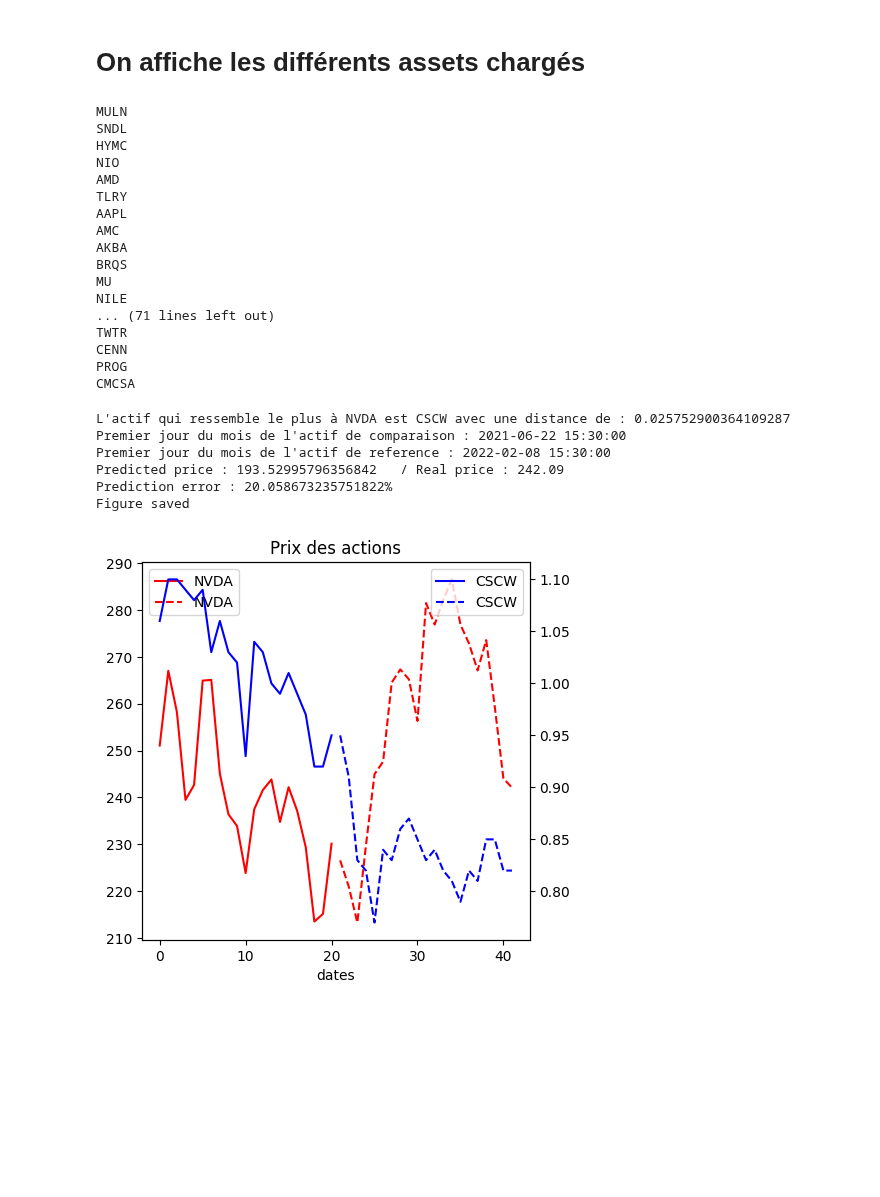
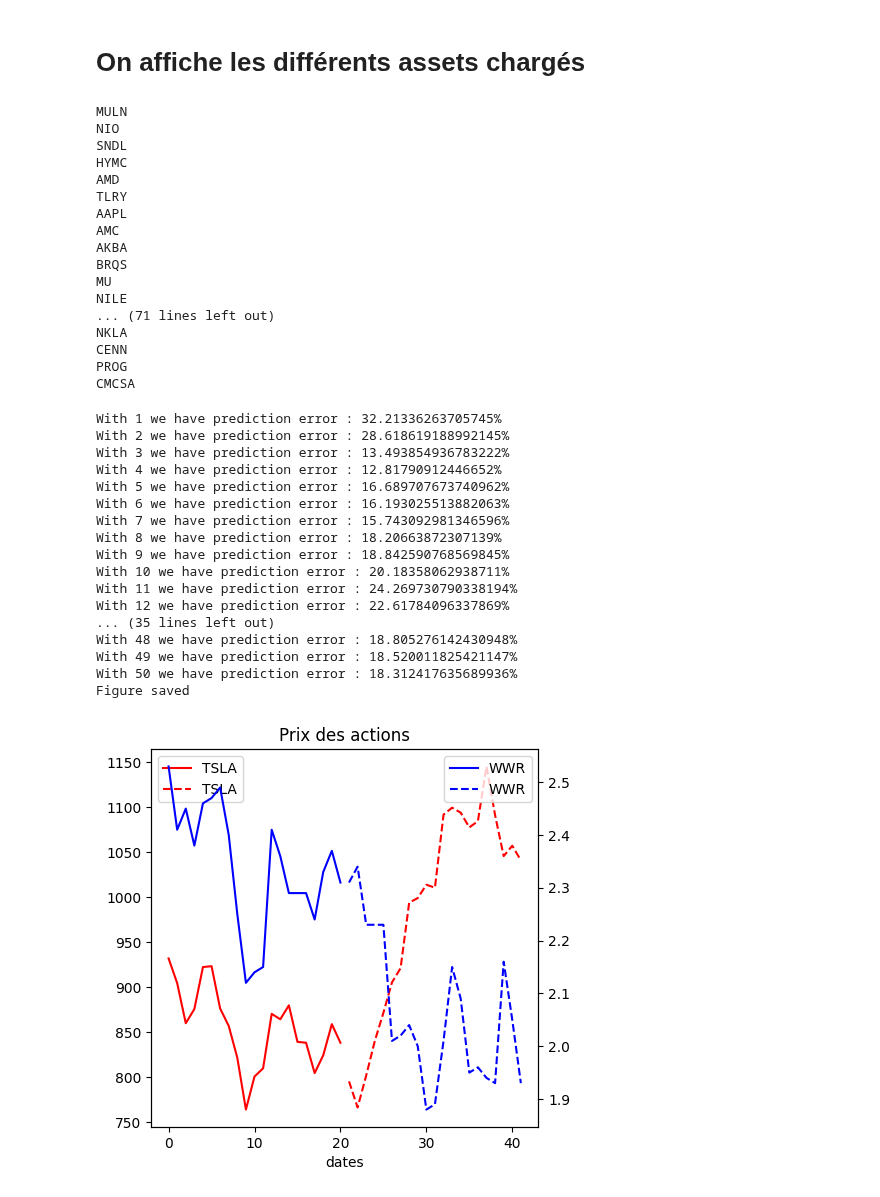
Before and after one commit to FinancialForecastingProject/Prediction, a Jupyter notebook: Notebook.ipynb, the cells around one changed output. Cells and saved outputs as stored; diff of their text form; code cells hidden in the pictures; blank space fills up the shorter version.

```diff
--- a/Notebook.ipynb
+++ b/Notebook.ipynb
@@ -188,30 +188,37 @@ class ChartCollectorAPI():
 
         analysis = self.resultats_rapports(symbol,self.charts)
         sortedComparaison = []
+        prediction_list = []
 
         for value in analysis:
              sortedComparaison.append(analysis[value])
              sortedComparaison.sort(key=lambda t: t["value"])
 
+        sorted_best_choice = sortedComparaison[:nb_choice]
 
-        sorted_best_choic = sortedComparaison[:nb_choice]
+        self.best_prediction = sorted_best_choice[0]
 
-        best_choice = sortedComparaison[0]
-        self.best_prediction = best_choice
+        current_data_reference = sorted_best_choice[0]["current_data_reference"]
+        chart_reference = sorted_best_choice[0]["chart_reference"]
 
-        average_distance = best_choice["value"]
-        current_data_comparison = best_choice["current_data_comparison"]
-        current_data_reference = best_choice["current_data_reference"]
-        chart_comparison = best_choice["chart_comparison"]
-        chart_reference = best_choice["chart_reference"]
+        for value in sorted_best_choice:
+            #Pour le calcul de la prédiction total
+            current_data_comparison = value["current_data_comparison"]
+            chart_comparison = value["chart_comparison"]
+            prediction_unitaire = current_data_comparison[len(current_data_comparison)-1]/mean(chart_comparison)*mean(chart_reference)
+            prediction_list.append(prediction_unitaire)
 
-        prediction = current_data_comparison[len(current_data_comparison)-1]/mean(chart_comparison)*mean(chart_reference)
+            #Pour l'affichage des informations
+            average_distance = value["value"]
+           # print(f"L'actif {value['actif_comparaison']} ressemble fortement à {symbol} avec une distance de : {average_distance}")
+           # print(f"Premier jour du mois de l'actif de comparaison : {value['date_comparison']}")
+           # print(f"Premier jour du mois de l'actif de reference : {value['date_reference']}")
 
-        print(f"L'actif qui ressemble le plus à {symbol} est {best_choice['actif_comparaison']} avec une distance de : {average_distance}")
-        print(f"Premier jour du mois de l'actif de comparaison : {best_choice['date_comparison']}")
-        print(f"Premier jour du mois de l'actif de reference : {best_choice['date_reference']}")
-        print(f"Predicted price : {prediction}   / Real price : {current_data_reference[-1]}")
-        print(f"Prediction error : {abs(1-prediction/current_data_reference[-1])*100}%")
+        prediction = mean(prediction_list)
+
+        #print(f"Predicted price : {prediction}   / Real price : {current_data_reference[-1]}")
+        print(f"With {nb_choice} we have prediction error : {abs(1-prediction/current_data_reference[-1])*100}%")
+
 
 
     def plot_prediction(self,):
@@ -452,9 +459,9 @@ for asset in Preloading.charts:
     print(asset)
 # %% [output]
 MULN
+NIO
 SNDL
 HYMC
-NIO
 AMD
 TLRY
 AAPL
@@ -464,22 +471,34 @@ BRQS
 MU
 NILE
 ... (71 lines left out)
-TWTR
+NKLA
 CENN
 PROG
 CMCSA
 # %%
 Analysis = ChartCollectorAPI()
 
 Analysis.loading(Preloading.charts)
-Analysis.predict("NVDA",4)
+for i in range (1,51):
+    Analysis.predict("TSLA",i)
 
 Analysis.plot_prediction()
 # %% [output]
-L'actif qui ressemble le plus à NVDA est CSCW avec une distance de : 0.025752900364109287
-Premier jour du mois de l'actif de comparaison : 2021-06-22 15:30:00
-Premier jour du mois de l'actif de reference : 2022-02-08 15:30:00
-Predicted price : 193.52995796356842   / Real price : 242.09
-Prediction error : 20.058673235751822%
+With 1 we have prediction error : 32.21336263705745%
+With 2 we have prediction error : 28.618619188992145%
+With 3 we have prediction error : 13.493854936783222%
+With 4 we have prediction error : 12.81790912446652%
+With 5 we have prediction error : 16.689707673740962%
+With 6 we have prediction error : 16.193025513882063%
+With 7 we have prediction error : 15.743092981346596%
+With 8 we have prediction error : 18.20663872307139%
+With 9 we have prediction error : 18.842590768569845%
+With 10 we have prediction error : 20.18358062938711%
+With 11 we have prediction error : 24.269730790338194%
+With 12 we have prediction error : 22.61784096337869%
+... (35 lines left out)
+With 48 we have prediction error : 18.805276142430948%
+With 49 we have prediction error : 18.520011825421147%
+With 50 we have prediction error : 18.312417635689936%
 Figure saved
-[figure, old version]
+[figure, new version]
```
Also changed, not shown: parts of 1 cell of this notebook, 3 other files.
